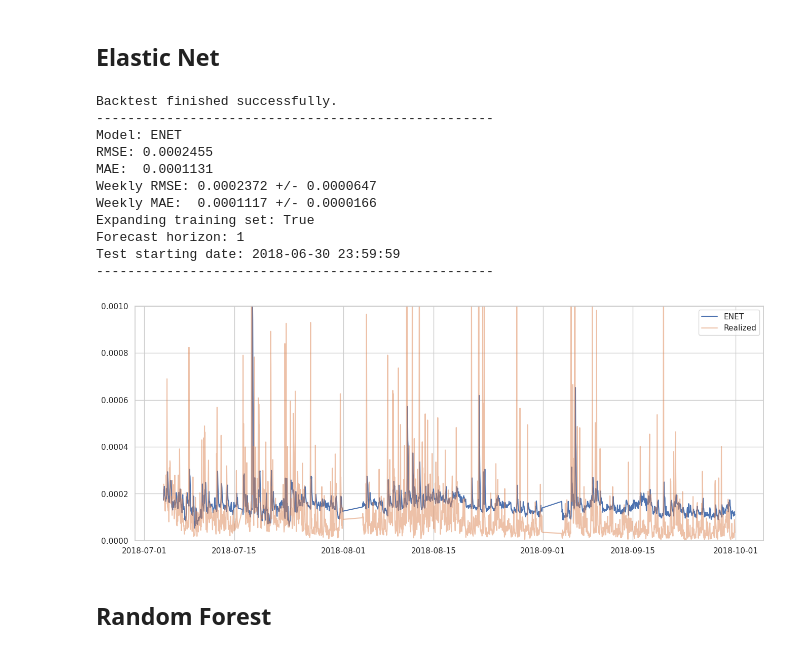
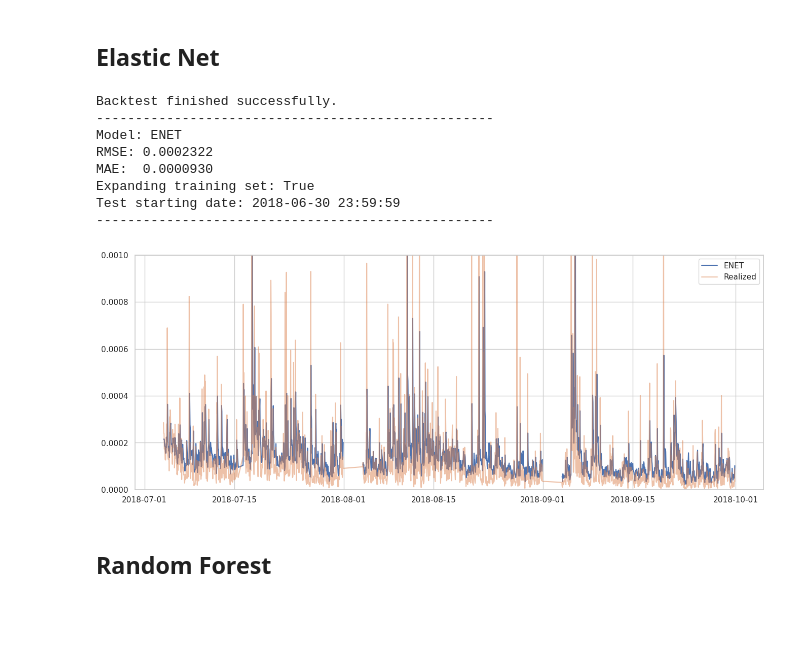
Before and after one commit to v-buchkov/mlfcs, a Jupyter notebook: experiments/miro/3.3-mz-test-bnchmrks-expanding.ipynb, the cells around one changed output. Drawn from its saved outputs; the diff is of its cells as text; code cells hidden in the pictures; blank space fills up the shorter version.

```diff
--- a/experiments/miro/3.3-mz-test-bnchmrks-expanding.ipynb
+++ b/experiments/miro/3.3-mz-test-bnchmrks-expanding.ipynb
@@ -89,4 +156,7 @@ Index(['vol', 'ret', 'log_vol', 'vol_lag1', 'vol_lag2', 'vol_lag3', 'vol_lag4',
       dtype='object')
+# %%
+output_template = pd.read_csv(data_path / "btc" / "output_template.csv", index_col=0)
+output_template.index = pd.to_datetime(output_template.index)
 # %%
 IS_EXPANDING = True
 suffix = "expanding" if IS_EXPANDING else "rolling"
@@ -97,6 +167,7 @@ init_training_vola = dataset.loc[:LAST_TRAINING_DATE]
 # %%
 backtester = BenchmarkBacktester(
     dataset=dataset,
+    output_template=output_template,
     last_train_date=LAST_TRAINING_DATE,
     is_training_expanded=IS_EXPANDING,
     lookback=LOOK_BACK,
@@ -444,21 +1040,18 @@ plt.plot(backtest_results_harx.true_vola, label="Realized", alpha=0.5)
 ## Elastic Net
 # %%
 backtest_results_enet = backtester.backtest(ENET,
-    hyperparams={'alpha':1e-5, 'l1_ratio': 0.7},
-    is_multivariate=True)
+    hyperparams={'alpha':0.1, 'l1_ratio': 0.7, 'num_vola_lags': 10},
+    use_ob_feats=True, use_log_y=True)
 # %% [output]
 Backtest finished successfully.
 ---------------------------------------------------
 Model: ENET
-RMSE: 0.0002455
-MAE:  0.0001131
-Weekly RMSE: 0.0002372 +/- 0.0000647
-Weekly MAE:  0.0001117 +/- 0.0000166
+RMSE: 0.0002322
+MAE:  0.0000930
 Expanding training set: True
-Forecast horizon: 1
 Test starting date: 2018-06-30 23:59:59
 ---------------------------------------------------
-[figure, old version]
+[figure, new version]
 # %%
 backtest_results_enet.forecasts.to_csv(
     data_path / "output" / "benchmark_backtest" / f"enet_{suffix}.csv",
```
Also changed, not shown: parts of 25 cells of this notebook, 7 other files.
